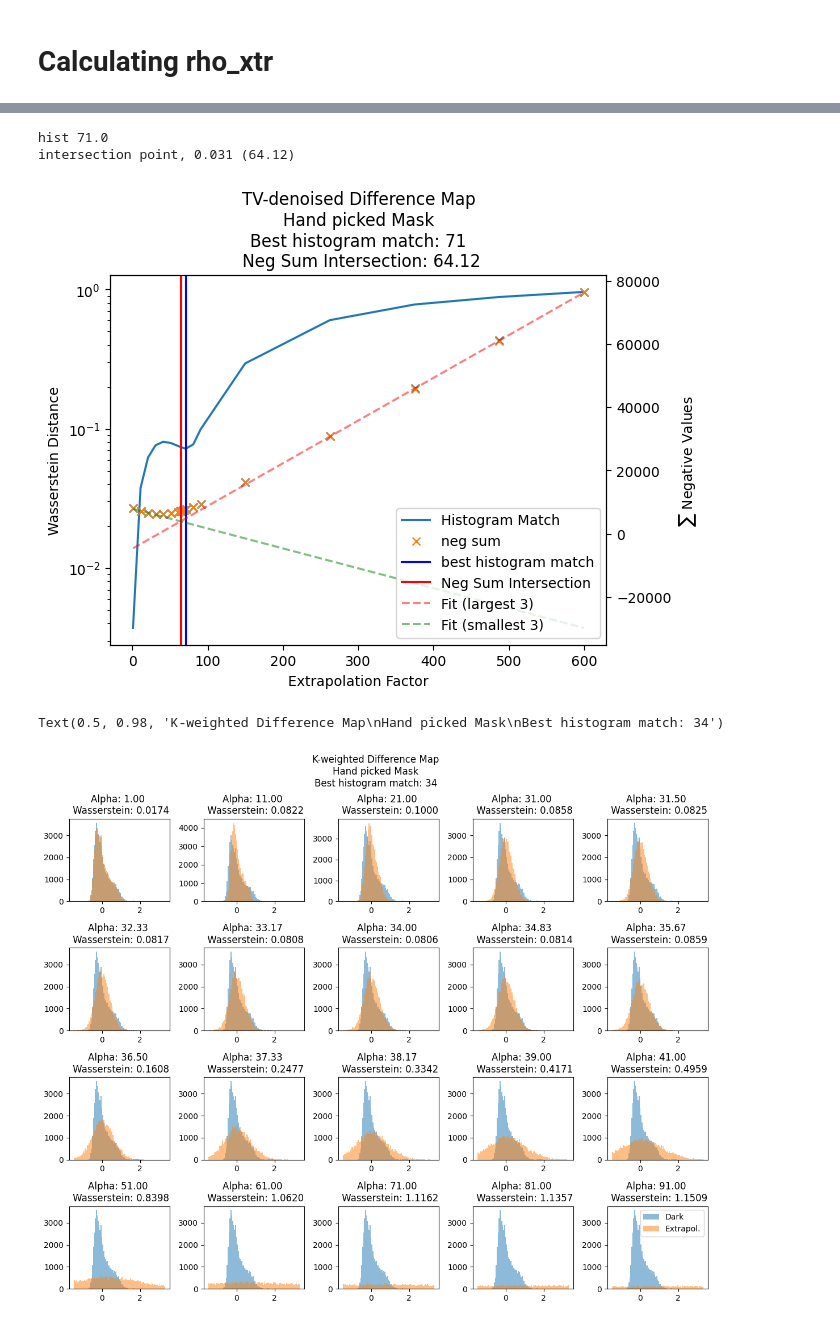
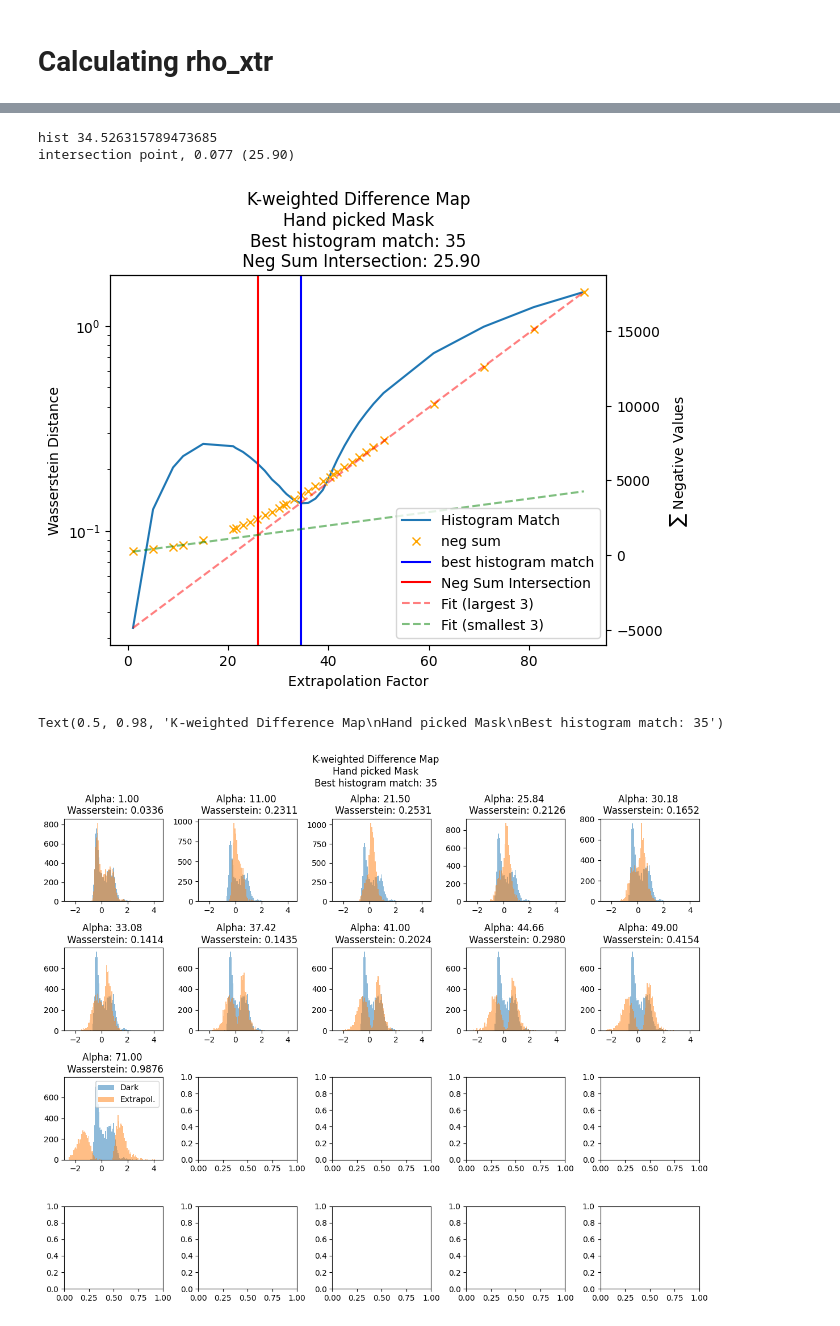
Before and after one commit to cvazz/occupancy-estimation, a Jupyter notebook: photolyase/photolyase_meteor.ipynb, the cells around one changed output, grey strips where cells are left out. Saved outputs shown, nothing was run; the diff lists cells and outputs as text; code cells hidden in the pictures.

```diff
--- a/photolyase/photolyase_meteor.ipynb
+++ b/photolyase/photolyase_meteor.ipynb
@@ -199,3 +135,2 @@ unit = np.array((
 # %%
-rho_diff = diffmaps['tv'].to_3d_numpy_map(map_sampling=map_sampling)
-step_size = np.array(rho_diff.shape)/ unit
+diffmap = diffmaps['tv']
@@ -277,10 +167,20 @@ dict_keys(['dog', 'pseudo-z', 'ball', 'handpicked', 'nomask'])
 # %%
 # Make choices for what to plot
-diffmap_key = 'tv' #'tv' 'kweighted'
+diffmap_key = 'kweighted' #'tv' 'kweighted'
 mask_key = 'handpicked'
 
 diffmap = diffmaps[diffmap_key]
 mask4 = masks[mask_key]
+# mask4 = np.logical_and(mask4, diffmap.to_3d_numpy_map(map_sampling=map_sampling)>0)
+mask4negsum = np.logical_and(mask4, diffmap.to_3d_numpy_map(map_sampling=map_sampling)<-.01)
+# mask4negsum = mask4
+diffmap_np = diffmap.to_3d_numpy_map(map_sampling=map_sampling)
+mask4hist1 = np.logical_or(diffmap_np>np.max(diffmap_np)/3,diffmap_np<np.min(diffmap_np)/5)
+mask_smallest = diffmap_np < np.percentile(diffmap_np, 1)
+mask_largest = diffmap_np > np.percentile(diffmap_np, 99)
+mask4hist1 = np.logical_or(mask_smallest, mask_largest)
+# mask4hist1 = mask4
+mask4hist = np.logical_and(mask4, mask4hist1)
 
 
 if diffmap_key == 'kweighted':
@@ -288,11 +188,18 @@ if diffmap_key == 'kweighted':
     extrapolation_factors3 = np.linspace(21.5,49,20)
     extrapolation_factors2 = [5,9,15]
     comb = [extrapolation_factors, extrapolation_factors2, extrapolation_factors3]
-else:
+
+elif False:
     extrapolation_factors = np.arange(1,100,10)
     extrapolation_factors3 = np.linspace(63,69,5)
     extrapolation_factors2 = np.linspace(150,600,5)
     comb = [extrapolation_factors, extrapolation_factors2, extrapolation_factors3]
+elif True:
+    extrapolation_factors = np.linspace(1,100,20)
+    comb = [extrapolation_factors,[]]
+else:
+    extrapolation_factors = np.linspace(1,60,20)
+    comb = [extrapolation_factors,[]]
 
 extrapolation_factors = np.sort(np.concatenate(comb))
 print(extrapolation_factors)
@@ -312,6 +246,6 @@ print(darkmax,diffmax,darkmax/diffmax)
 # %%
 neg_sums = []
 neg_sum_real_space = negsum_meteor(rho_xtrs, map_sampling=map_sampling, mask=mask4)
-neg_sum_map = negsum_meteor(map_xtrs, map_sampling=map_sampling, mask=mask4)
+neg_sum_map = negsum_meteor(map_xtrs, map_sampling=map_sampling, mask=mask4negsum)
 
 n_largest = 3
@@ -321,22 +263,23 @@ dens_xtrs = [map_xtr.to_3d_numpy_map(map_sampling=map_sampling) for map_xtr in m
 rho_dark = map_dark.to_3d_numpy_map(map_sampling=map_sampling)
 rmin= np.min(rho_dark)
 rmax= np.max(rho_dark)
-offset = (rmax-rmin)*0.2
+offset = (rmax-rmin)*0.5
 bins = np.linspace(rmin-offset,rmax+offset,100)
 
-dhists, lhists, wdists, bin_centers = get_hists(dens_xtrs, rho_dark, mask4, bins)
+dhists, lhists, wdists, bin_centers = get_hists(dens_xtrs, rho_dark, mask4hist, bins)
 # %%
 best_values = {}
 fig, ax2 = plt.subplots()
 ln1 = ax2.plot(extrapolation_factors, wdists, label="Histogram Match")
+# ax2.plot(extrapolation_factors, cross_correl)
 
 
 ax = ax2.twinx()
 title_str = ""
 title_str += diffmap_config[diffmap_key]['title']+'\n'
 title_str += mask_configs[mask_key]['title']
-ax.plot(extrapolation_factors, -neg_sum_real_space, 'x')
-ax.plot(extrapolation_factors, -neg_sum_map, 'x', label='neg sum')
+# ax.plot(extrapolation_factors, -neg_sum_real_space, 'x')
+ax.plot(extrapolation_factors, -neg_sum_map, 'x',color='orange', label='neg sum')
 
 xvalue = find_wasserstein_dip(extrapolation_factors,wdists)
 if xvalue:
@@ -359,23 +302,24 @@ ax2.set_ylabel('Wasserstein Distance')
 ax2.set_xlabel('Extrapolation Factor')
 ax2.set_yscale('log')
 ax.set_ylabel(r'$\sum$ Negative Values')
-
+# ax.set_xlim(0,60)
+# ax.set_ylim(0,400)
 ax.legend(lns,labs, loc='lower right')
 ax.set_title(title_str)
 plt.show()
 # %% [output]
-hist 71.0
-intersection point, 0.031 (64.12)
+hist 34.526315789473685
+intersection point, 0.077 (25.90)
-[figure, old version]
+[figure, new version]
 # %%
 
-fig,ax1 = plot_hists(dhists, lhists, wdists, bin_centers, extrapolation_factors)
+fig,ax1 = plot_hists(dhists[::3], lhists[::3], wdists[::3], bin_centers, extrapolation_factors[::3])
 title_str = ""
 title_str += diffmap_config[diffmap_key]['title']+'\n'
 title_str += mask_configs[mask_key]['title']
 title_str += f"\nBest histogram match: {xvalue:.0f}"
 fig.suptitle(title_str)
 # %% [output]
-Text(0.5, 0.98, 'K-weighted Difference Map\nHand picked Mask\nBest histogram match: 34')
+Text(0.5, 0.98, 'K-weighted Difference Map\nHand picked Mask\nBest histogram match: 35')
-[figure, old version]
+[figure, new version]
 # %%
```
Also changed, not shown: parts of 49 cells of this notebook, 3 other files.
